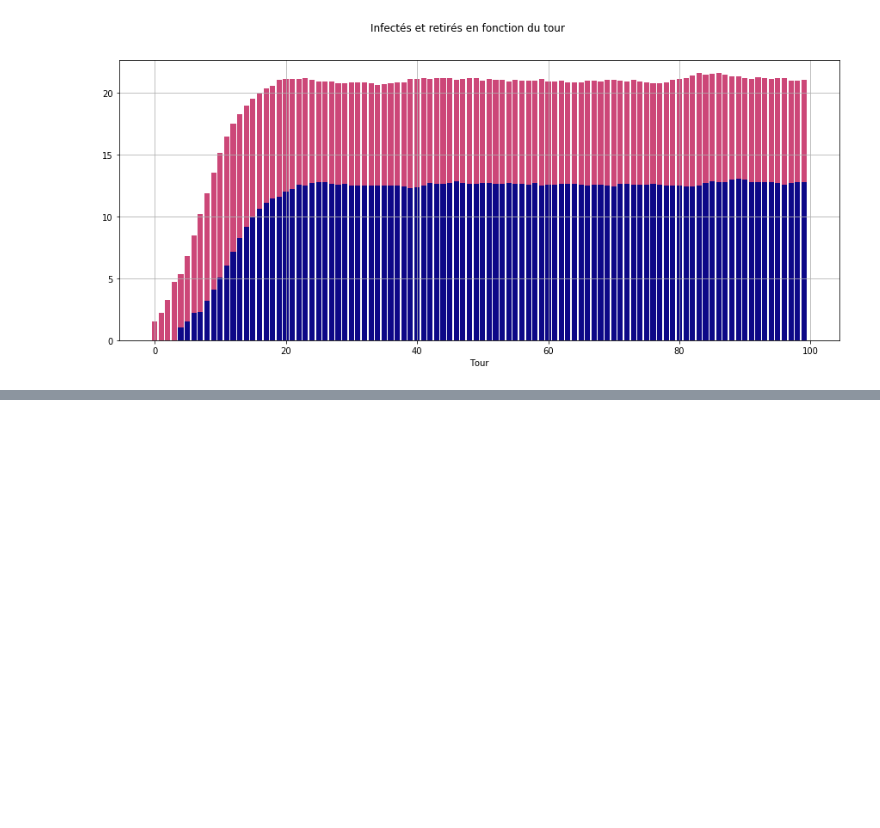
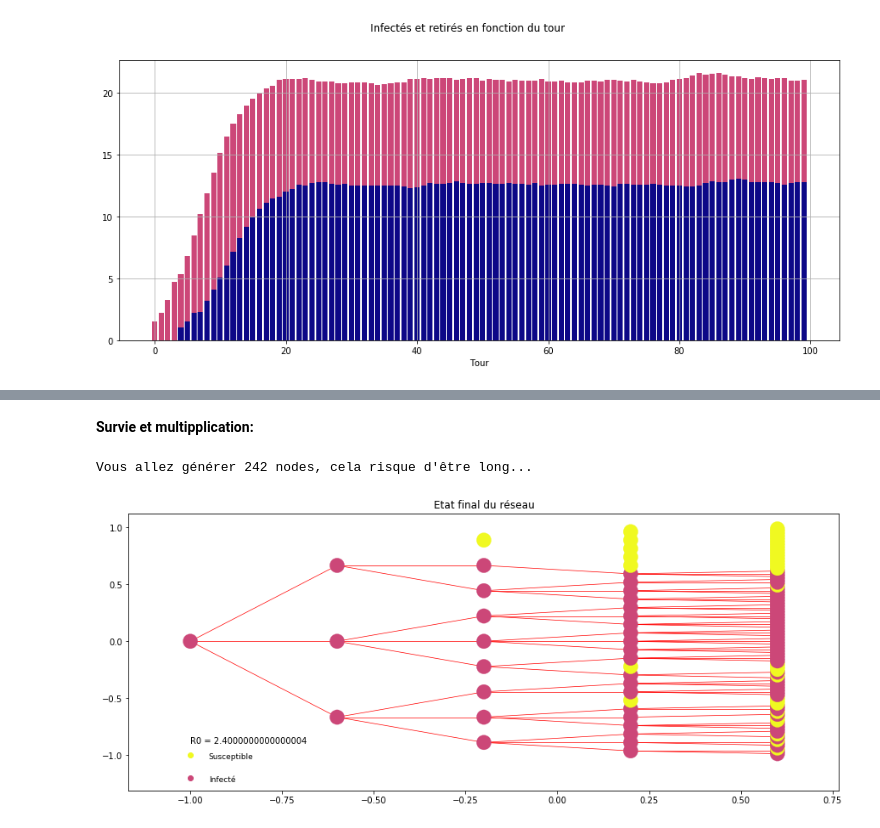
Before and after one commit to farid-fari/epidemics, a Jupyter notebook: epidemics/Exemples.ipynb, the cells around one changed output, grey strips where cells are left out. Drawn from its saved outputs; the diff is of its cells as text; code cells hidden in the pictures; blank space fills up the shorter version.

```diff
--- a/epidemics/Exemples.ipynb
+++ b/epidemics/Exemples.ipynb
@@ -44,0 +56,7 @@ sirs_stats.plot_avg()
+# %% [markdown]
+**Survie et multipplication:**
+# %%
+branching.plot(n=5, k=3, p=0.8)
+# %% [output]
+Vous allez générer 242 nodes, cela risque d'être long...
+[figure, added]
```
Also changed, not shown: parts of 3 cells of this notebook, 1 other file.
